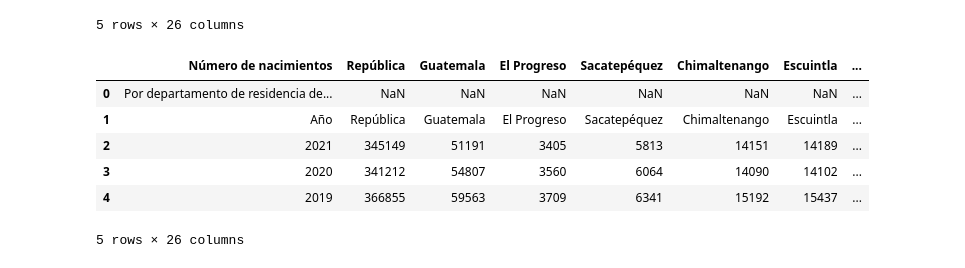
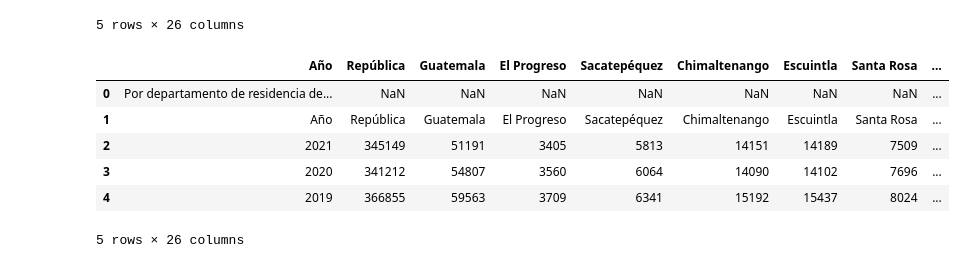
Before and after one commit to aleg001/Proyecto1-MD, a Jupyter notebook: Proyecto1.ipynb, the cells around one changed output. Cells and saved outputs as stored; diff of their text form; code cells hidden in the pictures.

```diff
--- a/Proyecto1.ipynb
+++ b/Proyecto1.ipynb
@@ -85,42 +85,39 @@ Defunciones.head()
 # %%
 
 # Renombrar columnas
-
-Natalidad = Natalidad.rename(columns={'Número de defunciones': 'Año'})
+Natalidad = Natalidad.rename(columns={'Número de nacimientos ': 'Año'})
 Natalidad = Natalidad.rename(columns={'Unnamed: 1': 'República'})
 Natalidad = Natalidad.rename(columns={'Unnamed: 2': 'Guatemala'})
 Natalidad = Natalidad.rename(columns={'Unnamed: 3': 'El Progreso'})
 Natalidad = Natalidad.rename(columns={'Unnamed: 4': 'Sacatepéquez'})
 Natalidad = Natalidad.rename(columns={'Unnamed: 5': 'Chimaltenango'})
 Natalidad = Natalidad.rename(columns={'Unnamed: 6': 'Escuintla'})
 Natalidad = Natalidad.rename(columns={'Unnamed: 7': 'Santa Rosa'})
 Natalidad = Natalidad.rename(columns={'Unnamed: 8': 'Sololá'})
 Natalidad = Natalidad.rename(columns={'Unnamed: 9': 'Totonicapán'})
 Natalidad = Natalidad.rename(columns={'Unnamed: 10': 'Quetzaltenango'})
 Natalidad = Natalidad.rename(columns={'Unnamed: 11': 'Suchitepéquez'})
 Natalidad = Natalidad.rename(columns={'Unnamed: 12': 'Retalhuleu'})
 Natalidad = Natalidad.rename(columns={'Unnamed: 13': 'San Marcos'})
 Natalidad = Natalidad.rename(columns={'Unnamed: 14': 'Huehuetenango'})
 Natalidad = Natalidad.rename(columns={'Unnamed: 15': 'Quiché'})
 Natalidad = Natalidad.rename(columns={'Unnamed: 16': 'Baja Verapaz'})
 Natalidad = Natalidad.rename(columns={'Unnamed: 17': 'Alta Verapaz'})
 Natalidad = Natalidad.rename(columns={'Unnamed: 18': 'Petén'})
 Natalidad = Natalidad.rename(columns={'Unnamed: 19': 'Izabal'})
 Natalidad = Natalidad.rename(columns={'Unnamed: 20': 'Zacapa'})
 Natalidad = Natalidad.rename(columns={'Unnamed: 21': 'Chiquimula'})
 Natalidad = Natalidad.rename(columns={'Unnamed: 22': 'Jalapa'})
 Natalidad = Natalidad.rename(columns={'Unnamed: 23': 'Jutiapa'})
 Natalidad = Natalidad.rename(columns={'Unnamed: 24': 'Extranjero'})
 Natalidad = Natalidad.rename(columns={'Unnamed: 25': 'Ignorado'})
 
-
-
 Natalidad.head()
 # %% [output]
-|  | Número de nacimientos | República | Guatemala | El Progreso | Sacatepéquez | Chimaltenango | Escuintla | ... |
-| 0 | Por departamento de residencia de... | NaN | NaN | NaN | NaN | NaN | NaN | ... |
-| 1 | Año | República | Guatemala | El Progreso | Sacatepéquez | Chimaltenango | Escuintla | ... |
-| 2 | 2021 | 345149 | 51191 | 3405 | 5813 | 14151 | 14189 | ... |
-| 3 | 2020 | 341212 | 54807 | 3560 | 6064 | 14090 | 14102 | ... |
-| 4 | 2019 | 366855 | 59563 | 3709 | 6341 | 15192 | 15437 | ... |
+|  | Año | República | Guatemala | El Progreso | Sacatepéquez | Chimaltenango | Escuintla | Santa Rosa | ... |
+| 0 | Por departamento de residencia de... | NaN | NaN | NaN | NaN | NaN | NaN | NaN | ... |
+| 1 | Año | República | Guatemala | El Progreso | Sacatepéquez | Chimaltenango | Escuintla | Santa Rosa | ... |
+| 2 | 2021 | 345149 | 51191 | 3405 | 5813 | 14151 | 14189 | 7509 | ... |
+| 3 | 2020 | 341212 | 54807 | 3560 | 6064 | 14090 | 14102 | 7696 | ... |
+| 4 | 2019 | 366855 | 59563 | 3709 | 6341 | 15192 | 15437 | 8024 | ... |
 5 rows × 26 columns
```
Also changed, not shown: parts of 8 cells of this notebook.
